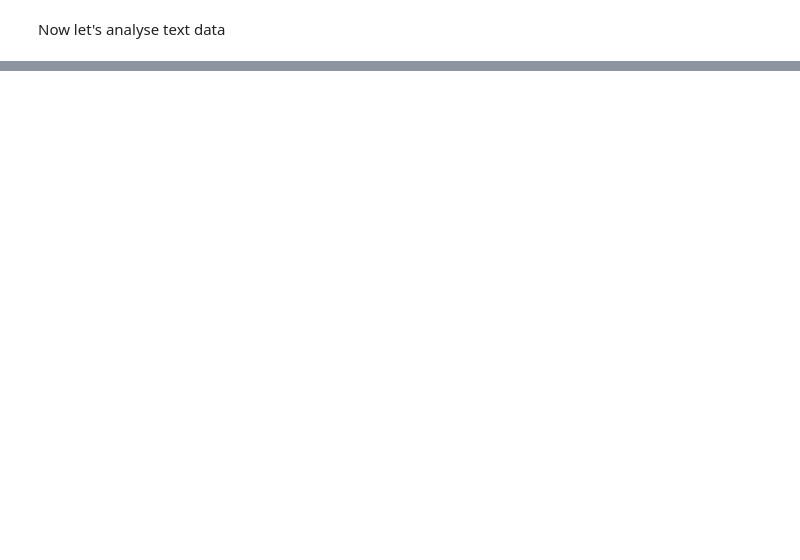
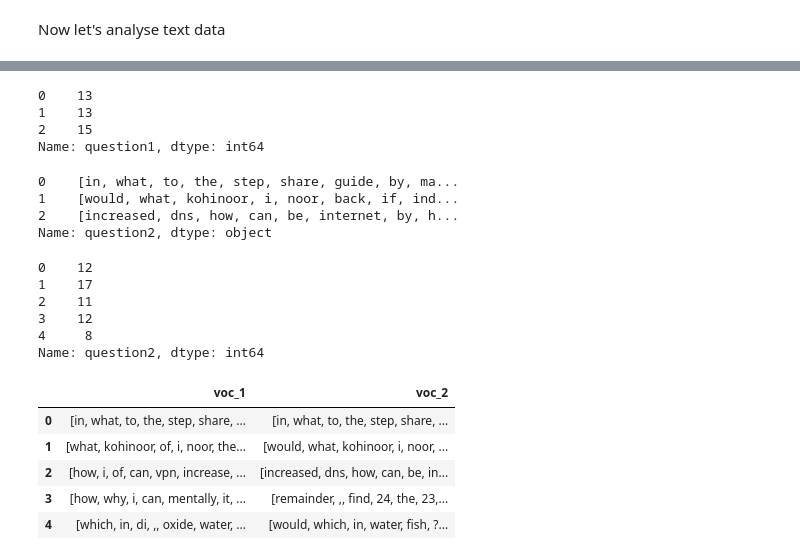
Before and after one commit to jonad/quora_data_analysis, a Jupyter notebook: quora_data_analysis.ipynb, the cells around one changed output, grey strips where cells are left out. Drawn from its saved outputs; the diff is of its cells as text; code cells hidden in the pictures; blank space fills up the shorter version.

```diff
--- a/quora_data_analysis.ipynb
+++ b/quora_data_analysis.ipynb
@@ -208,0 +233,3 @@ Now let's analyse text data
+# %%
+question1_clean = question_1.apply(clean_str)
+question2_clean = question_2.apply(clean_str)
@@ -208,0 +347,4 @@ Now let's analyse text data
+# %%
+# vocabulary in question 1
+q1_vocabulary = question1_clean.apply(lambda x: list(set(x.split())))
+q1_vocabulary_len = q1_vocabulary.apply(len)
@@ -208,0 +358,38 @@ Now let's analyse text data
+# %%
+q1_vocabulary_len[:3]
+# %% [output]
+0    13
+1    13
+2    15
+Name: question1, dtype: int64
+# %%
+# vocabulary in question 2
+q2_vocabulary = question2_clean.apply(lambda x: list(set(x.split())))
+q2_vocabulary_len = q2_vocabulary.apply(len)
+# %%
+q2_vocabulary[:3]
+# %% [output]
+0    [in, what, to, the, step, share, guide, by, ma...
+1    [would, what, kohinoor, i, noor, back, if, ind...
+2    [increased, dns, how, can, be, internet, by, h...
+Name: question2, dtype: object
+# %%
+q2_vocabulary_len[:5]
+# %% [output]
+0    12
+1    17
+2    11
+3    12
+4     8
+Name: question2, dtype: int64
+# %%
+voc_df = pd.DataFrame({'voc_1': q1_vocabulary, 'voc_2':q2_vocabulary})
+# %%
+voc_df.head()
+# %% [output]
+|  | voc_1 | voc_2 |
+| 0 | [in, what, to, the, step, share, ... | [in, what, to, the, step, share, ... |
+| 1 | [what, kohinoor, of, i, noor, the... | [would, what, kohinoor, i, noor, ... |
+| 2 | [how, i, of, can, vpn, increase, ... | [increased, dns, how, can, be, in... |
+| 3 | [how, why, i, can, mentally, it, ... | [remainder, ,, find, 24, the, 23,... |
+| 4 | [which, in, di, ,, oxide, water, ... | [would, which, in, water, fish, ?... |
```
Also changed, not shown: parts of 34 cells of this notebook, 1 other file.
